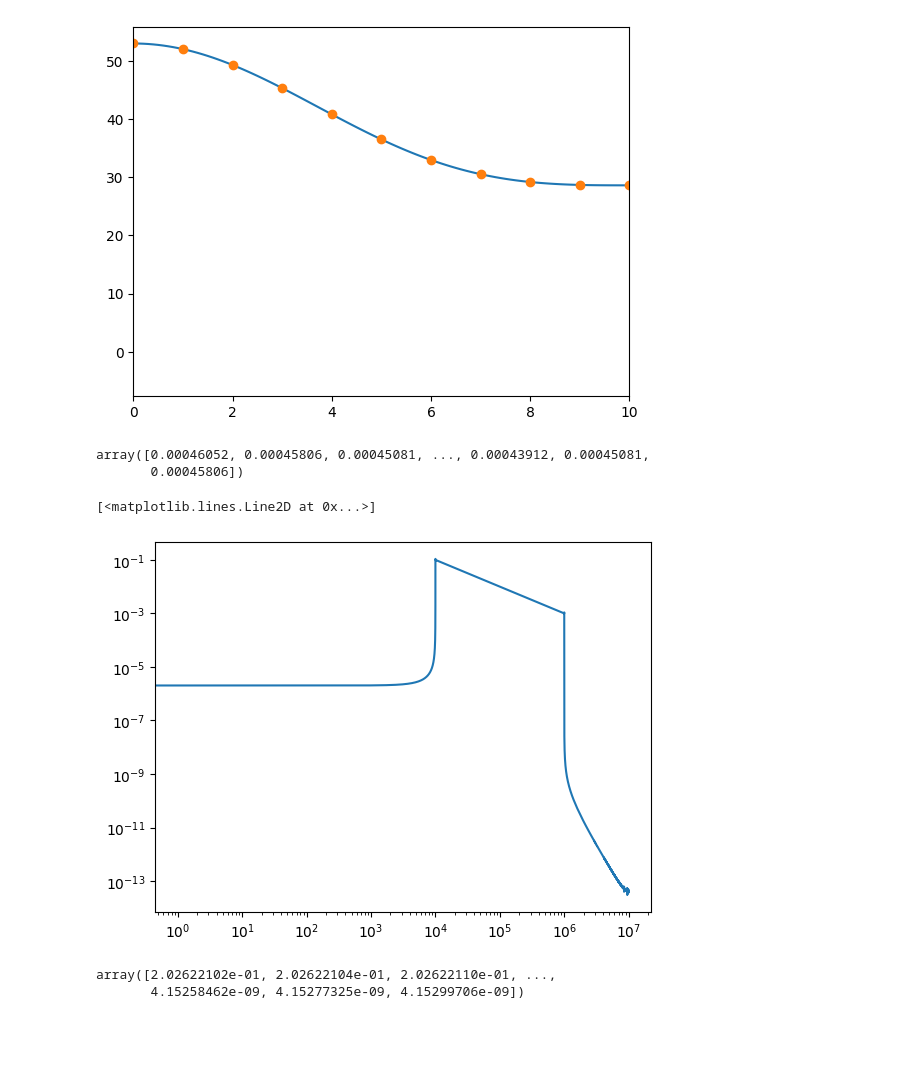
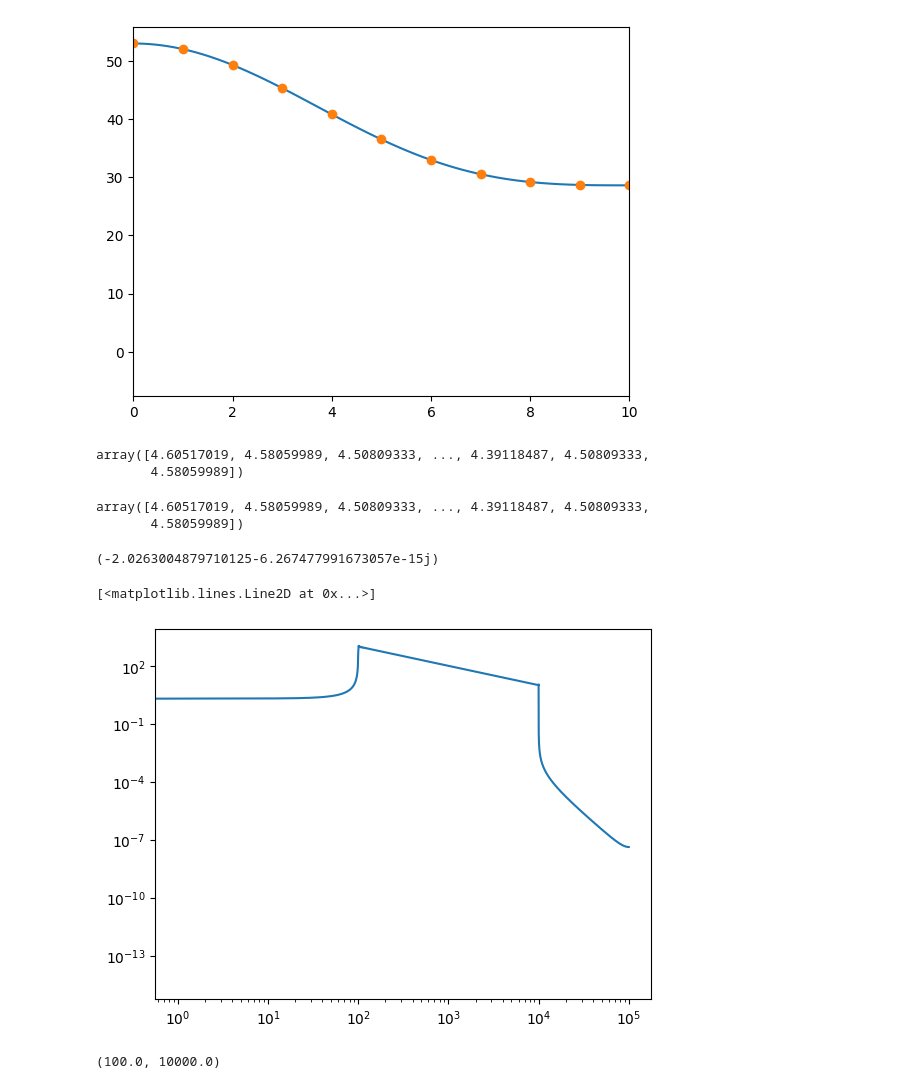
Before and after one commit to mohanagr/braindump, a Jupyter notebook: corr func flicker noise.ipynb, the cells around one changed output. Saved outputs shown, nothing was run; the diff lists cells and outputs as text; code cells hidden in the pictures; blank space fills up the shorter version.

```diff
--- a/corr func flicker noise.ipynb
+++ b/corr func flicker noise.ipynb
@@ -11,7 +8,7 @@ def get_acf(tau,f1,f2):
     s2,c2=sici(2*np.pi*f2*tau)
     return c2-c1
 # %%
-N=2*10000000
+N=2*100000
 # %%
 taus=np.fft.fftfreq(N)*N
 print(taus)
@@ -45,19 +38,33 @@ plt.xlim(0,10)
 (0.0, 10.0)
 [figure]
 # %%
-acf1=np.hstack([0.0001*np.log(f2/f1),0.0001*acf1])
+acf1=np.hstack([np.log(f2/f1),acf1])
 # %%
 acf1
 # %% [output]
-array([0.00046052, 0.00045806, 0.00045081, ..., 0.00043912, 0.00045081,
-       0.00045806])
+array([4.60517019, 4.58059989, 4.50809333, ..., 4.39118487, 4.50809333,
+       4.58059989])
+# %%
+ps=np.fft.rfft(acf1-np.mean(acf1))
+# %%
+acf1
+# %% [output]
+array([4.60517019, 4.58059989, 4.50809333, ..., 4.39118487, 4.50809333,
+       4.58059989])
+# %%
+ps[1]
+# %% [output]
+(-2.0263004879710125-6.267477991673057e-15j)
 # %%
-plt.loglog(np.abs(np.fft.rfft(acf1)))
+plt.loglog(np.abs(ps))
 # %% [output]
 [<matplotlib.lines.Line2D at 0x...>]
-[figure, old version]
+[figure, new version]
+# %%
+f1*N, f2*N
+# %% [output]
+(100.0, 10000.0)
 # %%
-np.abs(np.fft.rfft(acf1))
+ps=np.zeros(N//2+1,dtype='complex128')
+ps[100:10000+1]=1/np.arange(100,10000+1)
+acf_dft=np.fft.irfft(ps)
-# %% [output]
-array([2.02622102e-01, 2.02622104e-01, 2.02622110e-01, ...,
-       4.15258462e-09, 4.15277325e-09, 4.15299706e-09])
```
Also changed, not shown: parts of 8 cells of this notebook.
